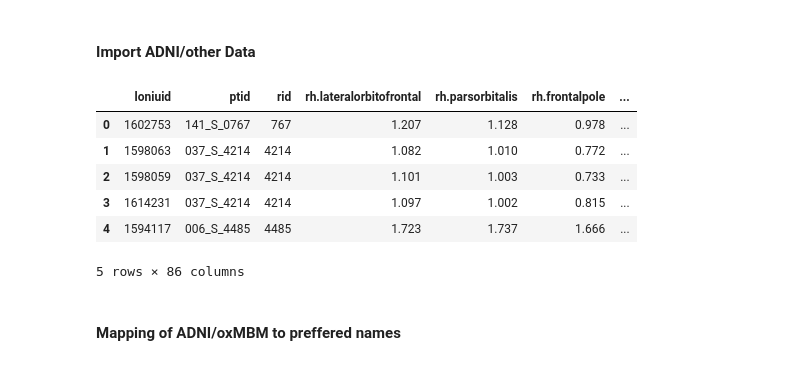
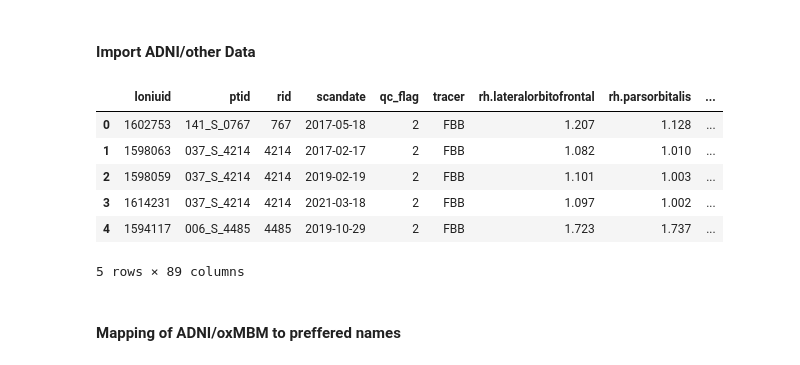
Before and after one commit to shakkyaNV/NetworkModels, a Jupyter notebook: Project1/A3/connectome_test.ipynb, the cells around one changed output. Drawn from its saved outputs; the diff is of its cells as text; code cells hidden in the pictures.

```diff
--- a/Project1/A3/connectome_test.ipynb
+++ b/Project1/A3/connectome_test.ipynb
@@ -72,17 +72,17 @@ edge_df.head(5)
 #### Import ADNI/other Data
 # %%
 # SUVR or Volume or other Data
-df = pd.read_csv(os.path.join(base_PATH, "resources/adni_pet_image_analysis/structured_files_UCBERKELEY_AMY_6MM_29Oct2025/UCBERKELEY_AMY_6MM_29Oct2025_suvr.csv"))
+df = pd.read_csv(os.path.join(base_PATH, "resources/adni_pet_image_analysis/AMY/structured_files_UCBERKELEY_AMY_6MM_29Oct2025/UCBERKELEY_AMY_6MM_29Oct2025_suvr.csv"))
 dftype = "suvr"
 df.head(5)
 # %% [output]
-|  | loniuid | ptid | rid | rh.lateralorbitofrontal | rh.parsorbitalis | rh.frontalpole | ... |
-| 0 | 1602753 | 141_S_0767 | 767 | 1.207 | 1.128 | 0.978 | ... |
-| 1 | 1598063 | 037_S_4214 | 4214 | 1.082 | 1.010 | 0.772 | ... |
-| 2 | 1598059 | 037_S_4214 | 4214 | 1.101 | 1.003 | 0.733 | ... |
-| 3 | 1614231 | 037_S_4214 | 4214 | 1.097 | 1.002 | 0.815 | ... |
-| 4 | 1594117 | 006_S_4485 | 4485 | 1.723 | 1.737 | 1.666 | ... |
+|  | loniuid | ptid | rid | scandate | qc_flag | tracer | rh.lateralorbitofrontal | rh.parsorbitalis | ... |
+| 0 | 1602753 | 141_S_0767 | 767 | 2017-05-18 | 2 | FBB | 1.207 | 1.128 | ... |
+| 1 | 1598063 | 037_S_4214 | 4214 | 2017-02-17 | 2 | FBB | 1.082 | 1.010 | ... |
+| 2 | 1598059 | 037_S_4214 | 4214 | 2019-02-19 | 2 | FBB | 1.101 | 1.003 | ... |
+| 3 | 1614231 | 037_S_4214 | 4214 | 2021-03-18 | 2 | FBB | 1.097 | 1.002 | ... |
+| 4 | 1594117 | 006_S_4485 | 4485 | 2019-10-29 | 2 | FBB | 1.723 | 1.737 | ... |
-5 rows × 86 columns
+5 rows × 89 columns
 # %% [markdown]
 ####  Mapping of ADNI/oxMBM to preffered names
 # %%
```
Also changed, not shown: parts of 7 cells of this notebook.
